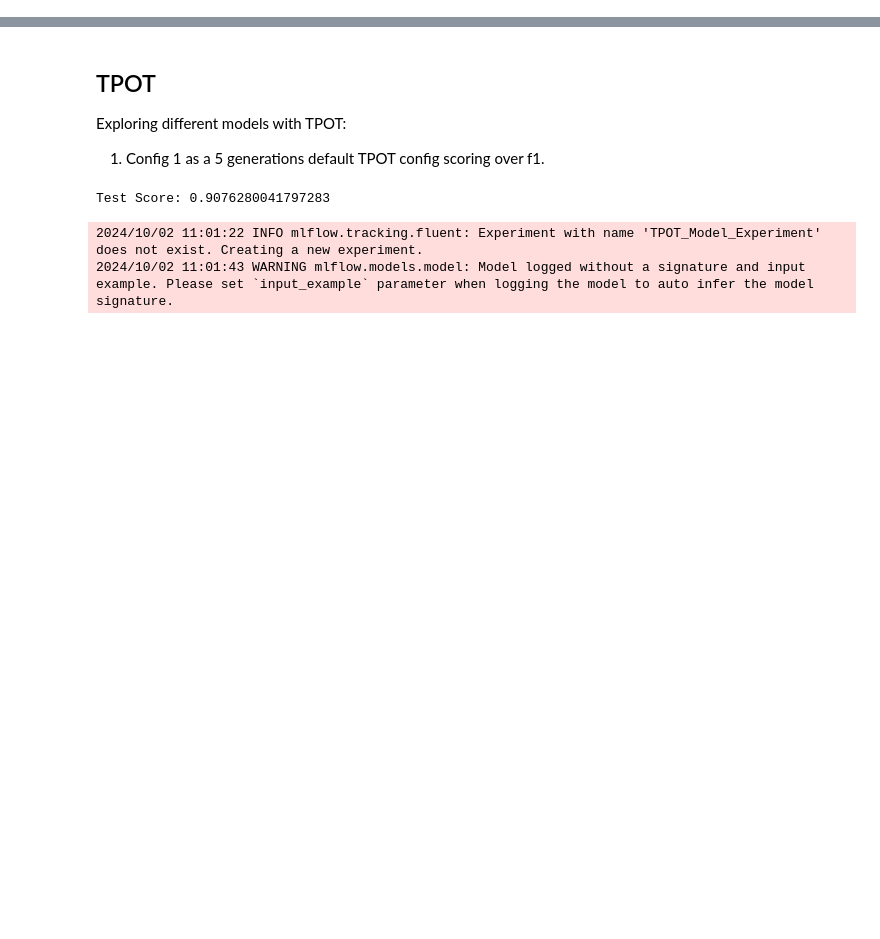
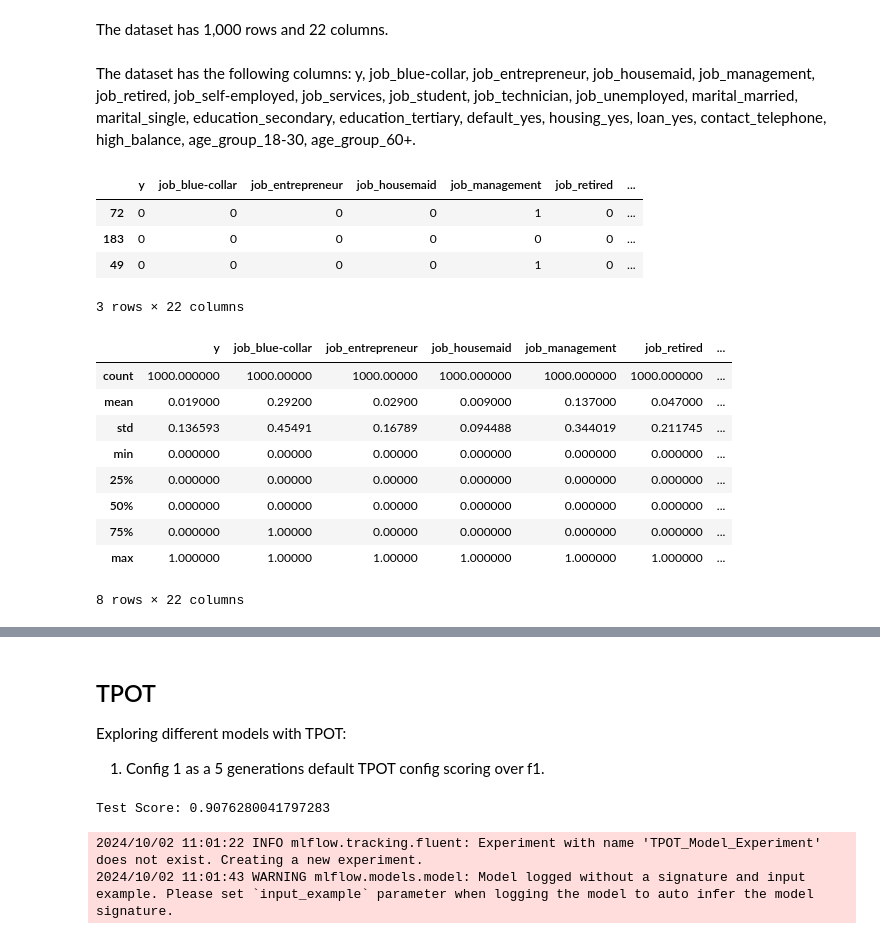
Before and after one commit to Echo9k/2-term_deposit_marketing, a Jupyter notebook: notebooks/4-pre_call-predict_first5_calls_precision.ipynb, the cells around one changed output, grey strips where cells are left out. Cells and saved outputs as stored; diff of their text form; code cells hidden in the pictures; blank space fills up the shorter version.

```diff
--- a/notebooks/4-pre_call-predict_first5_calls_precision.ipynb
+++ b/notebooks/4-pre_call-predict_first5_calls_precision.ipynb
@@ -44,15 +42,34 @@ The dataset has the following columns: y, job_blue-collar, job_entrepreneur, job
 # %%
 # Read TPOT configuration from toml file
-config = toml.load("../config.toml")
+config = toml.load("config.toml")
 paths = config['paths']
-mlflow_tracking_uri = pathlib.Path(paths['mlflow']['tracking_uri'])
+mlflow_tracking_uri = pathlib.Path(config['mlflow']['tracking_uri'])
 SEED = config["settings"]["general"]["seed"]
 
 # Load the dataset
-df = pd.read_parquet(paths['pre']["data"])
+df = pd.read_parquet(paths['data']["pre"])[:1000]
 
-# Display the first few rows to ensure the data is loaded correctly
+# Display the first few rows to ensure the
+# data is loaded correctly
 display(Markdown(f'The dataset has {df.shape[0]:,} rows and {df.shape[1]:,} columns.'))
 display(Markdown(f'The dataset has the following columns: {", ".join(df.columns)}.'))
 display(df.sample(3))
 display(df.describe())
+# %% [output]
+The dataset has 1,000 rows and 22 columns.
+The dataset has the following columns: y, job_blue-collar, job_entrepreneur, job_housemaid, job_management, job_retired, job_self-employed, job_services, job_student, job_technician, job_unemployed, marital_married, marital_single, education_secondary, education_tertiary, default_yes, housing_yes, loan_yes, contact_telephone, high_balance, age_group_18-30, age_group_60+.
+|  | y | job_blue-collar | job_entrepreneur | job_housemaid | job_management | job_retired | ... |
+| 72 | 0 | 0 | 0 | 0 | 1 | 0 | ... |
+| 183 | 0 | 0 | 0 | 0 | 0 | 0 | ... |
+| 49 | 0 | 0 | 0 | 0 | 1 | 0 | ... |
+3 rows × 22 columns
+|  | y | job_blue-collar | job_entrepreneur | job_housemaid | job_management | job_retired | ... |
+| count | 1000.000000 | 1000.00000 | 1000.00000 | 1000.000000 | 1000.000000 | 1000.000000 | ... |
+| mean | 0.019000 | 0.29200 | 0.02900 | 0.009000 | 0.137000 | 0.047000 | ... |
+| std | 0.136593 | 0.45491 | 0.16789 | 0.094488 | 0.344019 | 0.211745 | ... |
+| min | 0.000000 | 0.00000 | 0.00000 | 0.000000 | 0.000000 | 0.000000 | ... |
+| 25% | 0.000000 | 0.00000 | 0.00000 | 0.000000 | 0.000000 | 0.000000 | ... |
+| 50% | 0.000000 | 0.00000 | 0.00000 | 0.000000 | 0.000000 | 0.000000 | ... |
+| 75% | 0.000000 | 1.00000 | 0.00000 | 0.000000 | 0.000000 | 0.000000 | ... |
+| max | 1.000000 | 1.00000 | 1.00000 | 1.000000 | 1.000000 | 1.000000 | ... |
+8 rows × 22 columns
```
Also changed, not shown: parts of 6 cells of this notebook, 7 other files.
